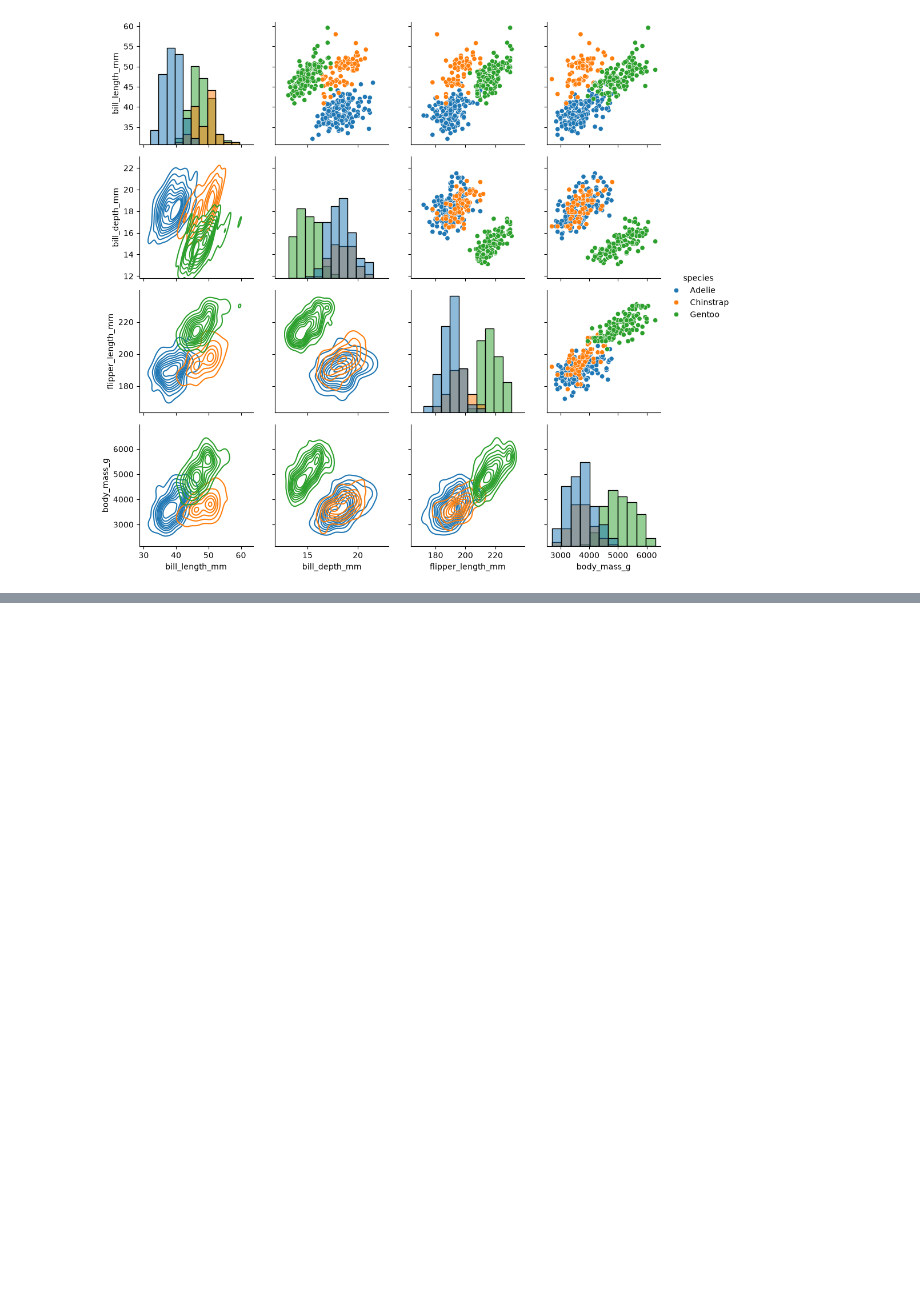
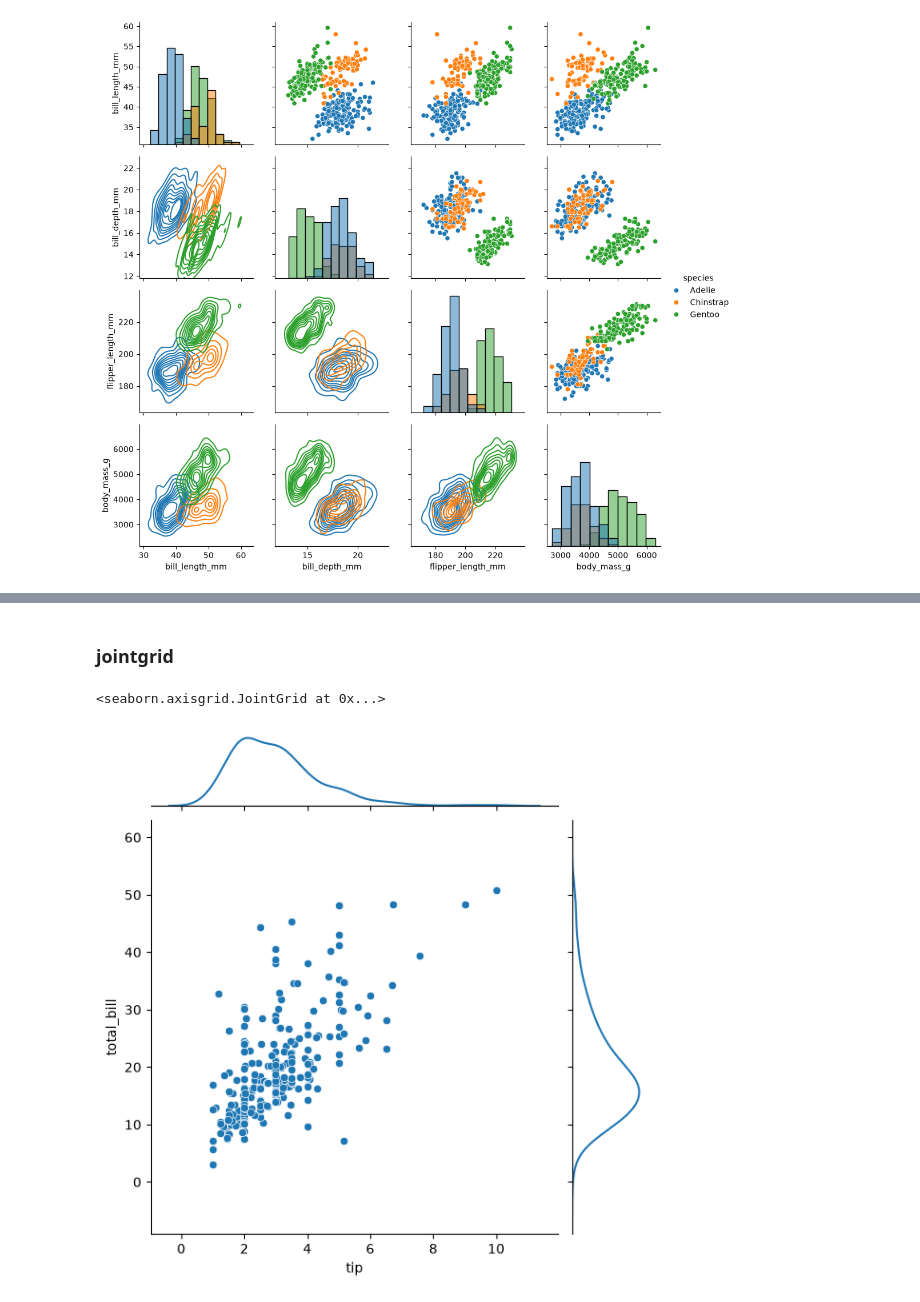
Before and after one commit to Anuragpathak08/Data-Analysis, a Jupyter notebook: 7 seaborn/m1day05.ipynb, the cells around one changed output, grey strips where cells are left out. Saved outputs shown, nothing was run; the diff lists cells and outputs as text; code cells hidden in the pictures; blank space fills up the shorter version.

```diff
--- a/7 seaborn/m1day05.ipynb
+++ b/7 seaborn/m1day05.ipynb
@@ -82,0 +90,8 @@ p.add_legend()
+# %% [markdown]
+### jointgrid
+# %%
+g = sns.JointGrid(tips, x = 'tip', y = 'total_bill')
+g.plot(sns.scatterplot, sns.kdeplot)
+# %% [output]
+<seaborn.axisgrid.JointGrid at 0x...>
+[figure, added]
```
Also changed, not shown: parts of 2 cells of this notebook, 3 other files.
